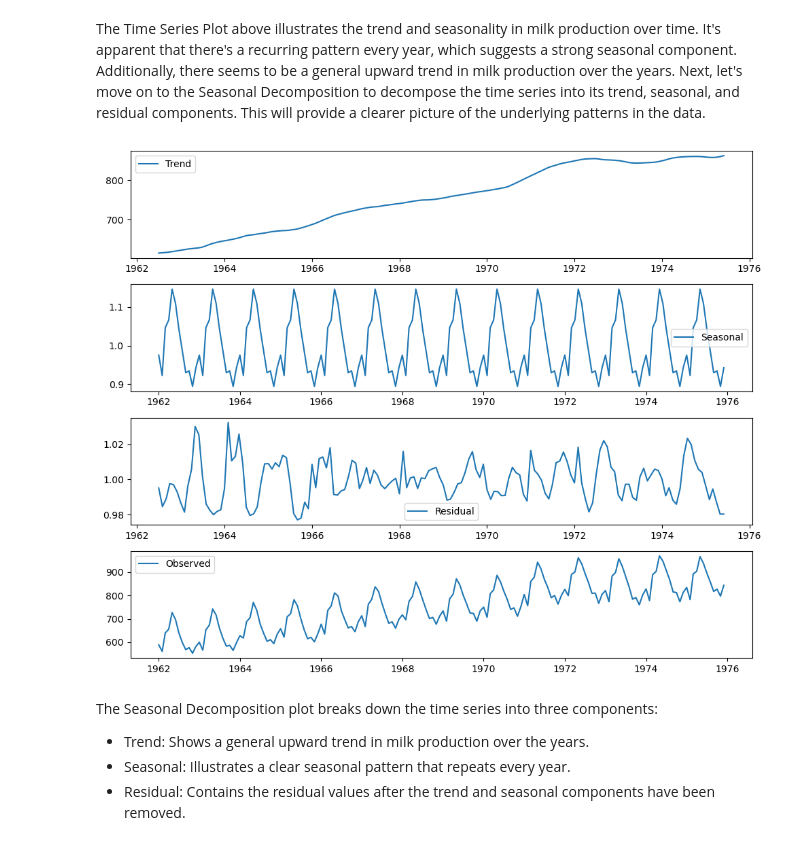
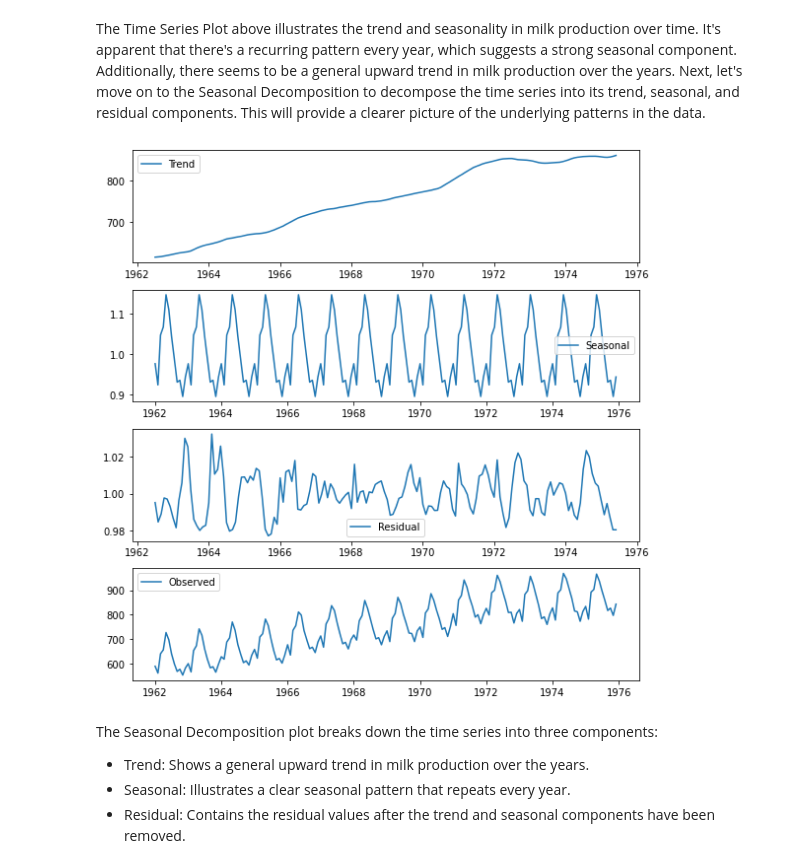
Before and after one commit to realdanielbyrne/N-BEATS-Lightning, a Jupyter notebook: simple_example.ipynb, the cells around one changed output. Drawn from its saved outputs; the diff is of its cells as text; code cells hidden in the pictures.

```diff
--- a/simple_example.ipynb
+++ b/simple_example.ipynb
@@ -75,27 +81,27 @@ in the data.
 # %%
 milk.set_index('month', inplace=True)
 
 # Perform seasonal decomposition
 decomposition = seasonal_decompose(milk['milk_production_pounds'], model='multiplicative')
 
 # Plot the seasonal decomposition again with the corrected attribute name
-plt.figure(figsize=(10, 8))
+plt.figure(figsize=(8, 8))
 plt.subplot(411)
 plt.plot(decomposition.trend, label='Trend')
 plt.legend(loc='best')
 plt.subplot(412)
 plt.plot(decomposition.seasonal, label='Seasonal')
 plt.legend(loc='best')
 plt.subplot(413)
 plt.plot(decomposition.resid, label='Residual')
 plt.legend(loc='best')
 plt.subplot(414)
 plt.plot(milk['milk_production_pounds'], label='Observed')
 plt.legend(loc='best')
 plt.tight_layout()
 plt.show()
 # %% [output]
-[figure, old version]
+[figure, new version]
 # %% [markdown]
 The Seasonal Decomposition plot breaks down the time series into three components:
 
```
Also changed, not shown: parts of 20 cells of this notebook, 7 other files.
